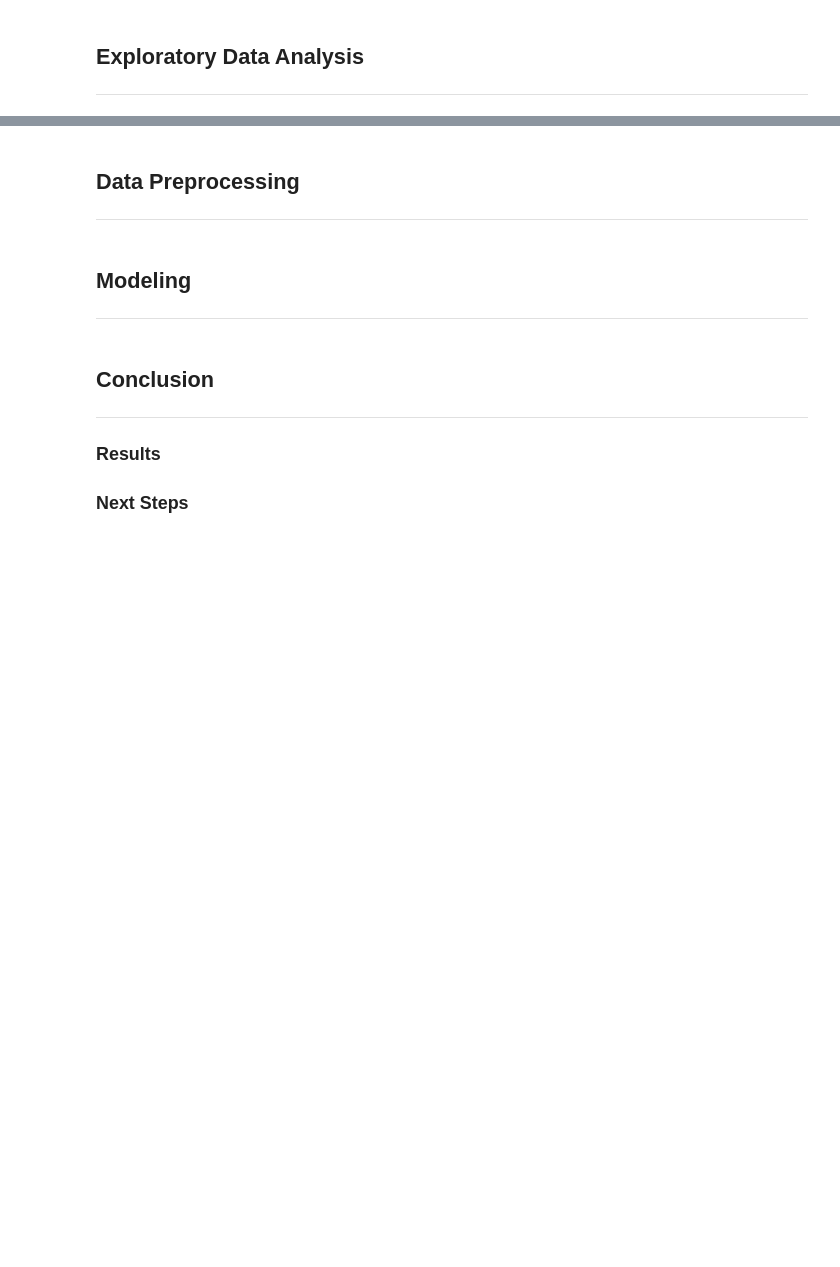
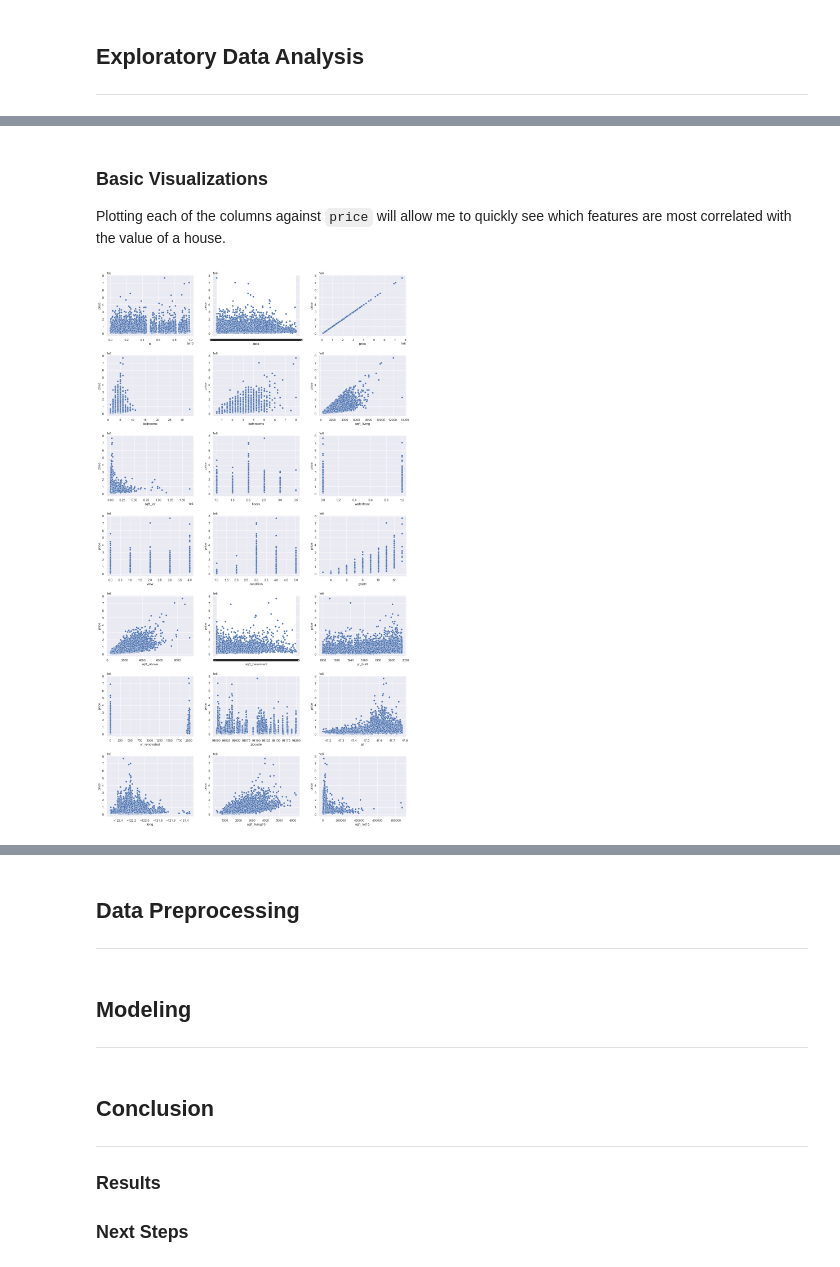
Before and after one commit to tjkyner/housing-regression-model, a Jupyter notebook: notebook.ipynb, the cells around one changed output, grey strips where cells are left out. Cells and saved outputs as stored; diff of their text form; code cells hidden in the pictures; blank space fills up the shorter version.

```diff
--- a/notebook.ipynb
+++ b/notebook.ipynb
@@ -14,0 +23,2 @@ The ability to accurately appraise a house is of critical importance for a varie
+# %%
+sns.set_theme()
@@ -15,3 +36,5 @@ The ability to accurately appraise a house is of critical importance for a varie
+# %%
+df = pd.read_csv('data/kc_house_data.csv')
 # %% [markdown]
 ## Exploratory Data Analysis
 ---
@@ -17,0 +160,4 @@ The ability to accurately appraise a house is of critical importance for a varie
+# %%
+for col in df.columns:
+    print('--- ', col.upper(), ' ---')
+    print(df[col].value_counts(normalize=True).head(), '\n\n')
@@ -17,0 +188,15 @@ The ability to accurately appraise a house is of critical importance for a varie
+# %% [markdown]
+### Basic Visualizations
+Plotting each of the columns against `price` will allow me to quickly see which features are most correlated with the value of a house.
+# %%
+fig, axes = plt.subplots(nrows=7, ncols=3, figsize=(16, 28))
+# Reshaping axes to a 1-D object for easier iteration
+axes = axes.reshape(-1)
+
+for i, col in enumerate(df.columns):
+    sns.scatterplot(x=col, y='price', data=df, ax=axes[i])
+
+# Increasing the padding around each subplot for enhanced clarity
+fig.tight_layout(pad=2.0);
+# %% [output]
+[figure, added]
```
Also changed, not shown: parts of 23 cells of this notebook.
